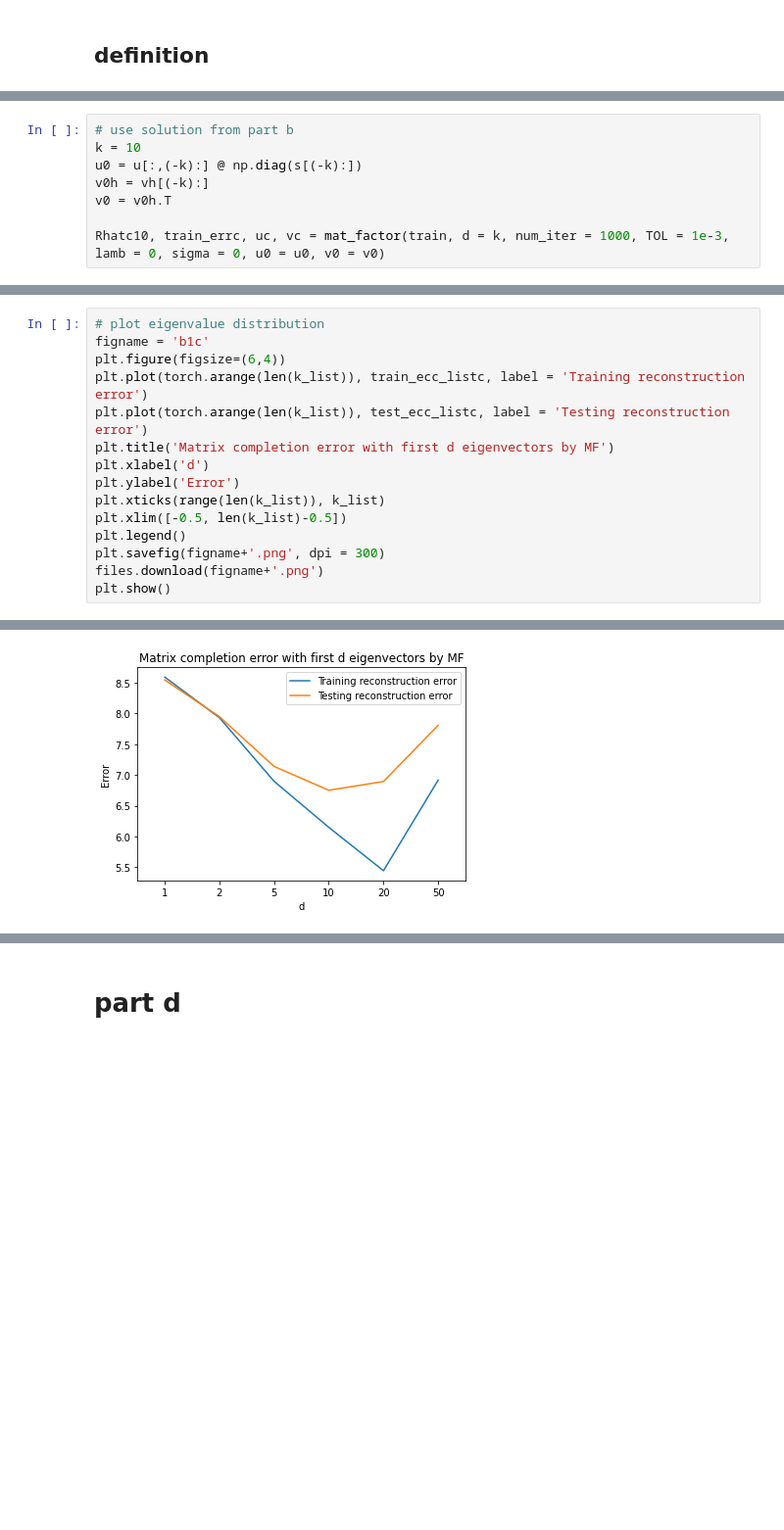
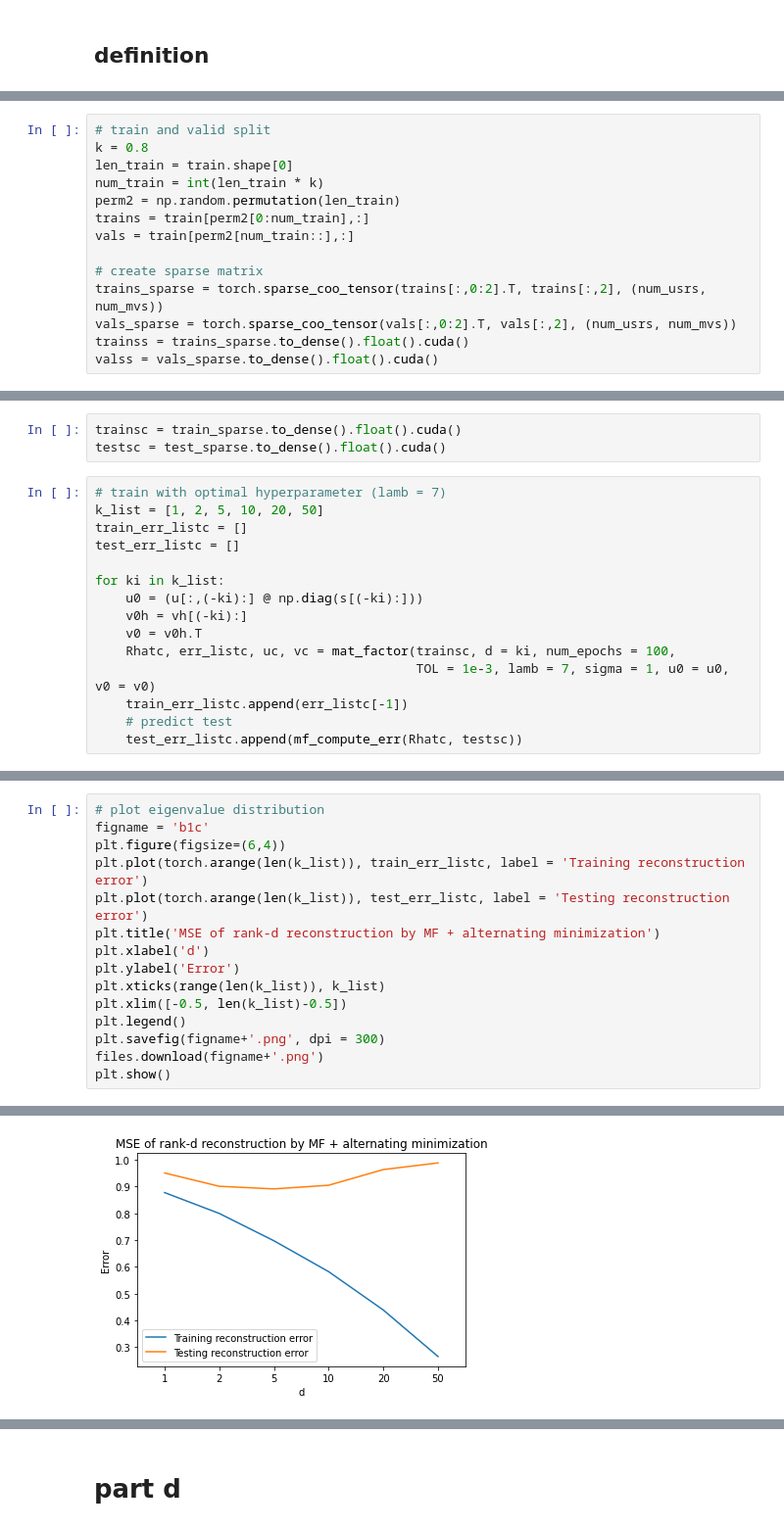
Before and after one commit to iluvjava/CSE-546, a Jupyter notebook: HW4/HW4Code/dong yiyun/recommendation_system.ipynb, the cells around one changed output, grey strips where cells are left out. Shown at 98% size. Saved outputs shown, nothing was run; the diff lists cells and outputs as text; blank space fills up the shorter version.

```diff
--- a/HW4/HW4Code/dong yiyun/recommendation_system.ipynb
+++ b/HW4/HW4Code/dong yiyun/recommendation_system.ipynb
@@ -219 +227,15 @@ def mf_compute_err(Rhat, test):
+# %%
+# train and valid split
+k = 0.8
+len_train = train.shape[0]
+num_train = int(len_train * k)
+perm2 = np.random.permutation(len_train)
+trains = train[perm2[0:num_train],:]
+vals = train[perm2[num_train::],:]
+
+# create sparse matrix
+trains_sparse = torch.sparse_coo_tensor(trains[:,0:2].T, trains[:,2], (num_usrs, num_mvs))
+vals_sparse = torch.sparse_coo_tensor(vals[:,0:2].T, vals[:,2], (num_usrs, num_mvs))
+trainss = trains_sparse.to_dense().float().cuda()
+valss = vals_sparse.to_dense().float().cuda()
 # %%
@@ -247,9 +281,19 @@ Converge at iteration [16/1000] with Train error 6.917397374792087, d = 50, lamb
+# %%
+trainsc = train_sparse.to_dense().float().cuda()
+testsc = test_sparse.to_dense().float().cuda()
 # %%
-# use solution from part b
-k = 10
-u0 = u[:,(-k):] @ np.diag(s[(-k):])
-v0h = vh[(-k):]
-v0 = v0h.T
+# train with optimal hyperparameter (lamb = 7)
+k_list = [1, 2, 5, 10, 20, 50]
+train_err_listc = []
+test_err_listc = []
 
-Rhatc10, train_errc, uc, vc = mat_factor(train, d = k, num_iter = 1000, TOL = 1e-3, lamb = 0, sigma = 0, u0 = u0, v0 = v0)
+for ki in k_list:
+    u0 = (u[:,(-ki):] @ np.diag(s[(-ki):]))
+    v0h = vh[(-ki):]
+    v0 = v0h.T
+    Rhatc, err_listc, uc, vc = mat_factor(trainsc, d = ki, num_epochs = 100,
+                                          TOL = 1e-3, lamb = 7, sigma = 1, u0 = u0, v0 = v0)
+    train_err_listc.append(err_listc[-1])
+    # predict test
+    test_err_listc.append(mf_compute_err(Rhatc, testsc))
 # %% [output]
@@ -342,19 +317,19 @@ test_ecc_listc.append(mf_compute_err(Rhatc50, test))
 # %%
 # plot eigenvalue distribution
 figname = 'b1c'
 plt.figure(figsize=(6,4))
-plt.plot(torch.arange(len(k_list)), train_ecc_listc, label = 'Training reconstruction error')
-plt.plot(torch.arange(len(k_list)), test_ecc_listc, label = 'Testing reconstruction error')
-plt.title('Matrix completion error with first d eigenvectors by MF')
+plt.plot(torch.arange(len(k_list)), train_err_listc, label = 'Training reconstruction error')
+plt.plot(torch.arange(len(k_list)), test_err_listc, label = 'Testing reconstruction error')
+plt.title('MSE of rank-d reconstruction by MF + alternating minimization')
 plt.xlabel('d')
 plt.ylabel('Error')
 plt.xticks(range(len(k_list)), k_list)
 plt.xlim([-0.5, len(k_list)-0.5])
 plt.legend()
 plt.savefig(figname+'.png', dpi = 300)
 files.download(figname+'.png')
 plt.show()
 # %% [output]
 [interactive output not drawn]
 [interactive output not drawn]
-[figure, old version]
+[figure, new version]
```
Also changed, not shown: parts of 21 cells of this notebook, 22 other files.
